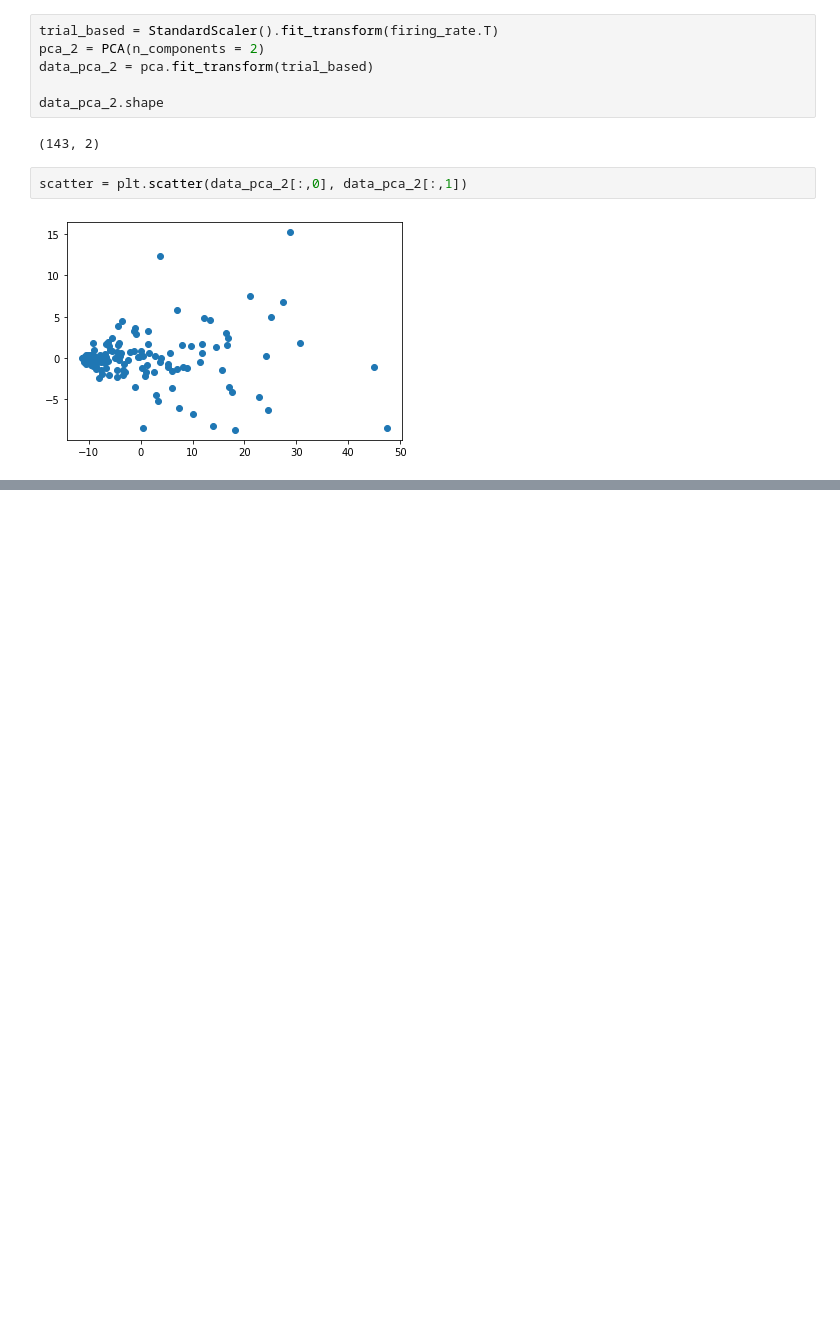
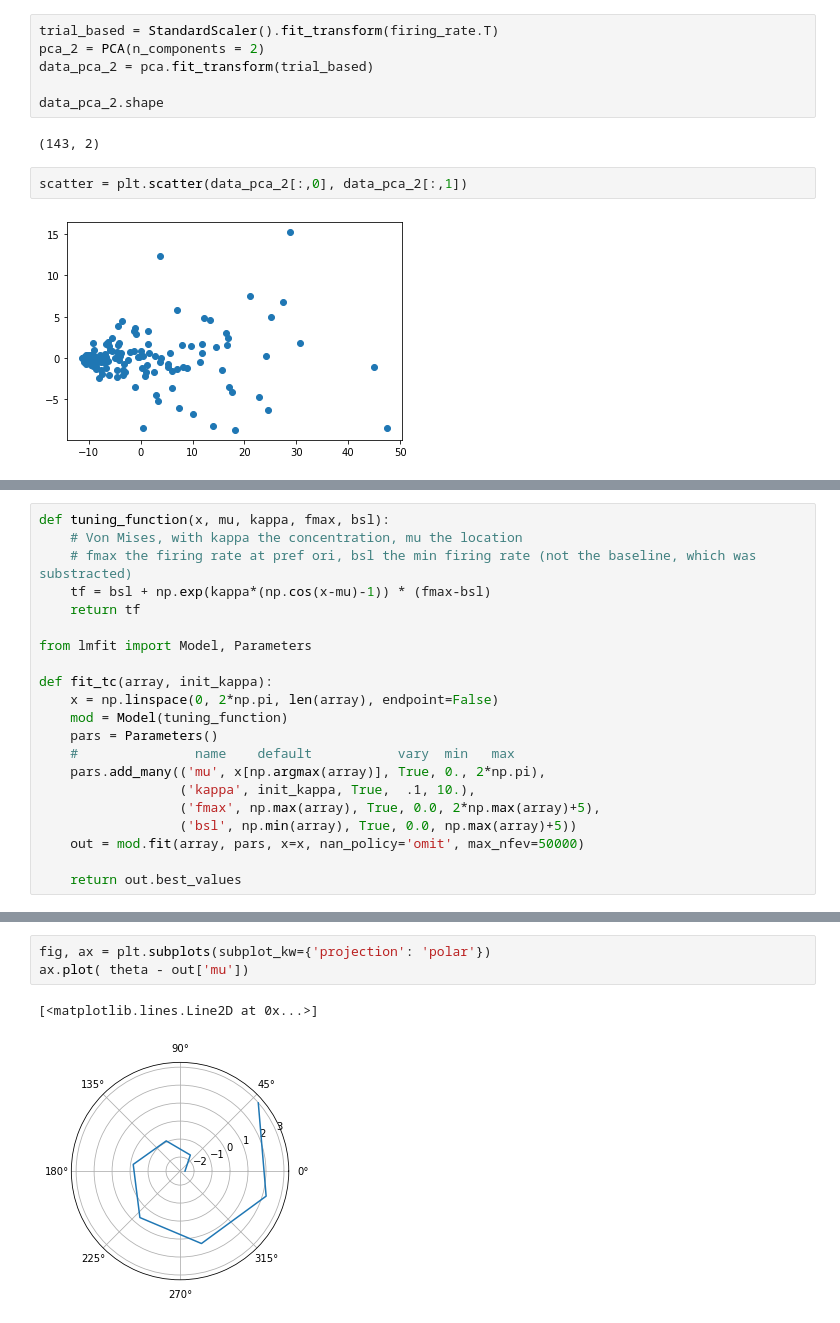
Before and after one commit to CONECT-INT/2022_CENTURI-SummerSchool, a Jupyter notebook: dev/dataset1_river.ipynb, the cells around one changed output, grey strips where cells are left out. Drawn from its saved outputs; the diff is of its cells as text; blank space fills up the shorter version.

```diff
--- a/dev/dataset1_river.ipynb
+++ b/dev/dataset1_river.ipynb
@@ -164,0 +167,21 @@ scatter = plt.scatter(data_pca_2[:,0], data_pca_2[:,1])
+# %%
+def tuning_function(x, mu, kappa, fmax, bsl):
+    # Von Mises, with kappa the concentration, mu the location
+    # fmax the firing rate at pref ori, bsl the min firing rate (not the baseline, which was substracted)
+    tf = bsl + np.exp(kappa*(np.cos(x-mu)-1)) * (fmax-bsl)
+    return tf
+
+from lmfit import Model, Parameters
+
+def fit_tc(array, init_kappa):
+    x = np.linspace(0, 2*np.pi, len(array), endpoint=False)
+    mod = Model(tuning_function)
+    pars = Parameters()
+    #               name    default           vary  min   max
+    pars.add_many(('mu', x[np.argmax(array)], True, 0., 2*np.pi),
+                  ('kappa', init_kappa, True,  .1, 10.),
+                  ('fmax', np.max(array), True, 0.0, 2*np.max(array)+5),
+                  ('bsl', np.min(array), True, 0.0, np.max(array)+5))
+    out = mod.fit(array, pars, x=x, nan_policy='omit', max_nfev=50000)
+
+    return out.best_values
@@ -164,0 +252,6 @@ scatter = plt.scatter(data_pca_2[:,0], data_pca_2[:,1])
+# %%
+fig, ax = plt.subplots(subplot_kw={'projection': 'polar'})
+ax.plot( theta - out['mu'])
+# %% [output]
+[<matplotlib.lines.Line2D at 0x...>]
+[figure, added]
```
Also changed, not shown: parts of 14 cells of this notebook.
